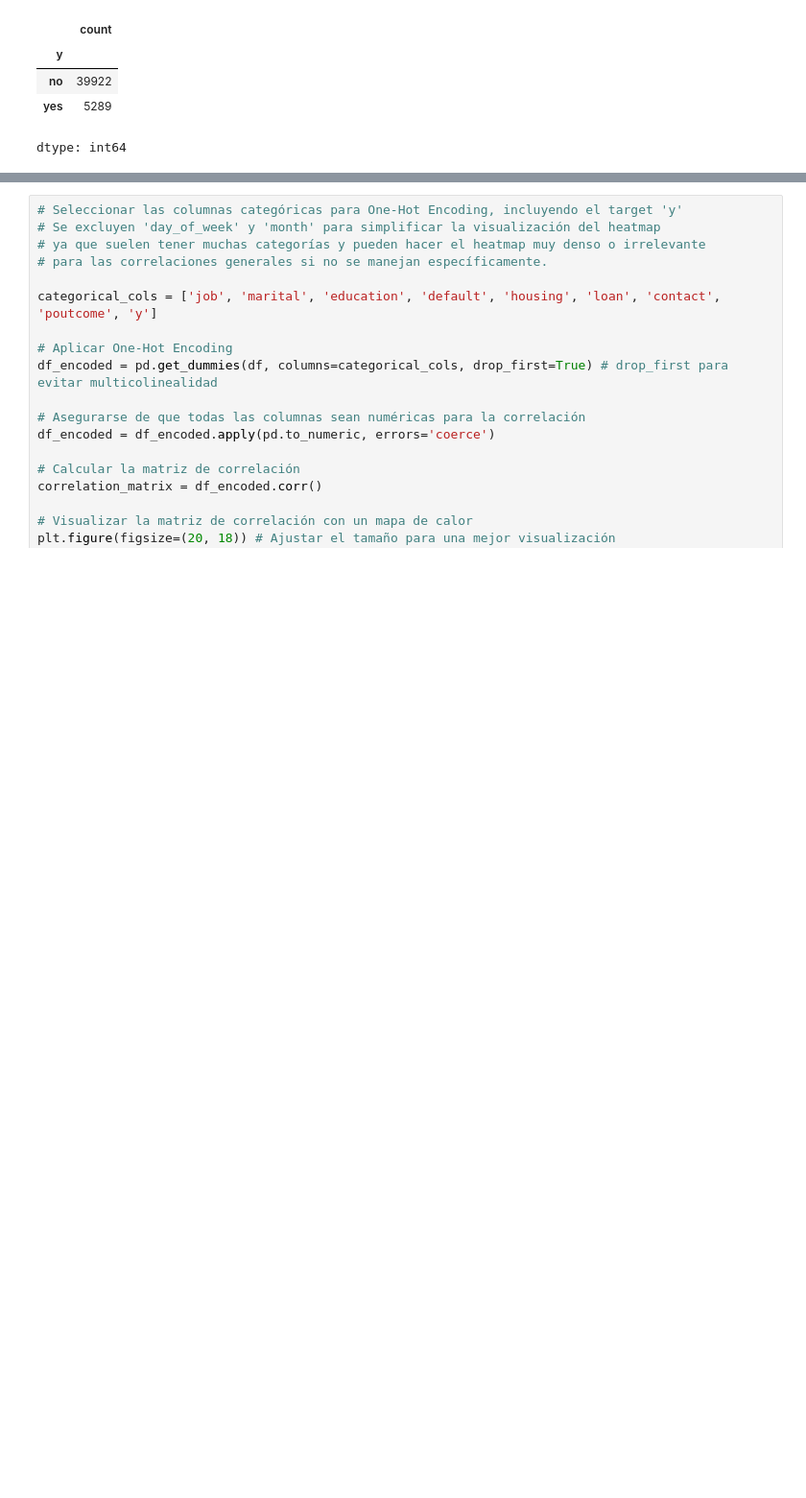
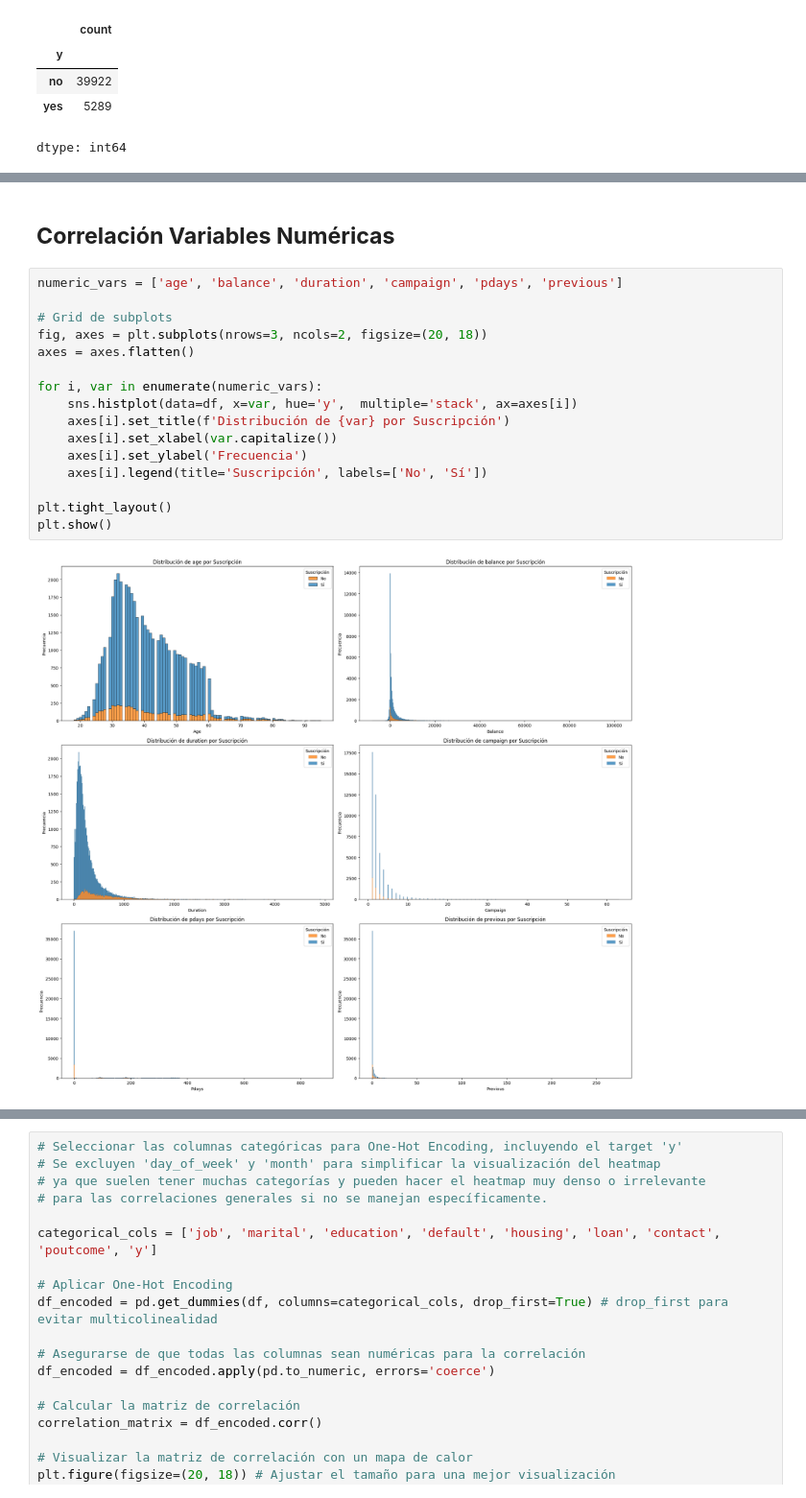
Before and after one commit to lfescobarg/Proyecto_final_MLops, a Jupyter notebook: notebooks/EDA.ipynb, the cells around one changed output, grey strips where cells are left out. Shown at 96% size. Drawn from its saved outputs; the diff is of its cells as text; blank space fills up the shorter version.

```diff
--- a/notebooks/EDA.ipynb
+++ b/notebooks/EDA.ipynb
@@ -279,0 +343,20 @@ plt.show()
+# %% [markdown]
+## **Correlación Variables Numéricas**
+# %%
+numeric_vars = ['age', 'balance', 'duration', 'campaign', 'pdays', 'previous']
+
+# Grid de subplots
+fig, axes = plt.subplots(nrows=3, ncols=2, figsize=(20, 18))
+axes = axes.flatten()
+
+for i, var in enumerate(numeric_vars):
+    sns.histplot(data=df, x=var, hue='y',  multiple='stack', ax=axes[i])
+    axes[i].set_title(f'Distribución de {var} por Suscripción')
+    axes[i].set_xlabel(var.capitalize())
+    axes[i].set_ylabel('Frecuencia')
+    axes[i].legend(title='Suscripción', labels=['No', 'Sí'])
+
+plt.tight_layout()
+plt.show()
+# %% [output]
+[figure, added]
```
Also changed, not shown: parts of 29 cells of this notebook, 2 other files.
